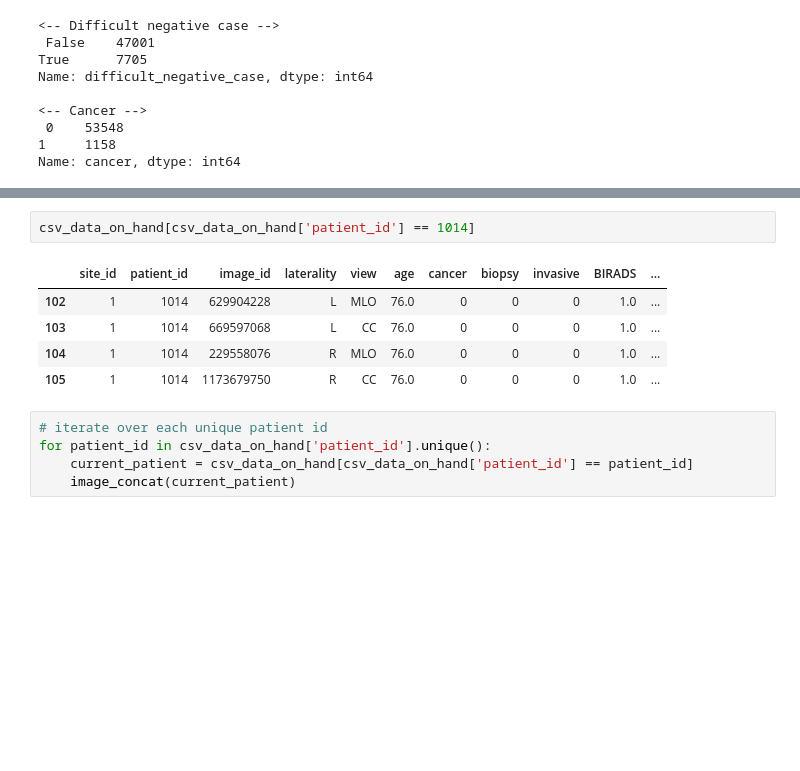
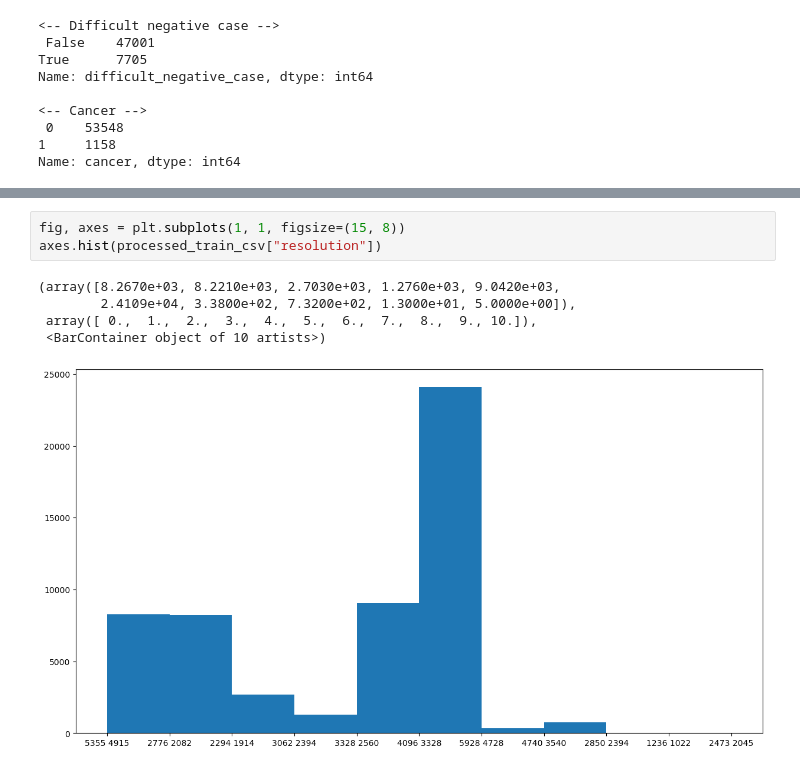
Before and after one commit to AnveshakR/Breast-Cancer-Prediction, a Jupyter notebook: notebooks/data_processing.ipynb, the cells around one changed output, grey strips where cells are left out. Saved outputs shown, nothing was run; the diff lists cells and outputs as text; blank space fills up the shorter version.

```diff
--- a/notebooks/data_processing.ipynb
+++ b/notebooks/data_processing.ipynb
@@ -172,13 +153,9 @@ plt.show()
-# %%
-csv_data_on_hand[csv_data_on_hand['patient_id'] == 1014]
-# %% [output]
-|  | site_id | patient_id | image_id | laterality | view | age | cancer | biopsy | invasive | BIRADS | ... |
-| 102 | 1 | 1014 | 629904228 | L | MLO | 76.0 | 0 | 0 | 0 | 1.0 | ... |
-| 103 | 1 | 1014 | 669597068 | L | CC | 76.0 | 0 | 0 | 0 | 1.0 | ... |
-| 104 | 1 | 1014 | 229558076 | R | MLO | 76.0 | 0 | 0 | 0 | 1.0 | ... |
-| 105 | 1 | 1014 | 1173679750 | R | CC | 76.0 | 0 | 0 | 0 | 1.0 | ... |
-# %%
-# iterate over each unique patient id
-for patient_id in csv_data_on_hand['patient_id'].unique():
-    current_patient = csv_data_on_hand[csv_data_on_hand['patient_id'] == patient_id]
-    image_concat(current_patient)
+# %%
+fig, axes = plt.subplots(1, 1, figsize=(15, 8))
+axes.hist(processed_train_csv["resolution"])
+# %% [output]
+(array([8.2670e+03, 8.2210e+03, 2.7030e+03, 1.2760e+03, 9.0420e+03,
+        2.4109e+04, 3.3800e+02, 7.3200e+02, 1.3000e+01, 5.0000e+00]),
+ array([ 0.,  1.,  2.,  3.,  4.,  5.,  6.,  7.,  8.,  9., 10.]),
+ <BarContainer object of 10 artists>)
+[figure, added]
```
Also changed, not shown: parts of 17 cells of this notebook, 5 other files.
